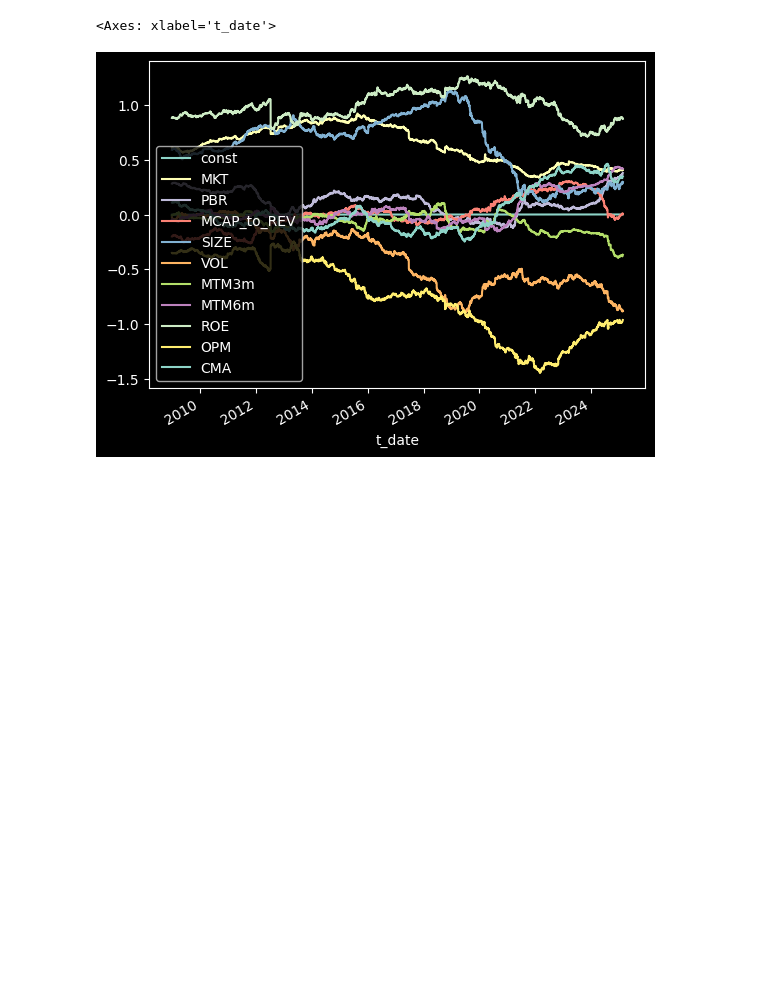
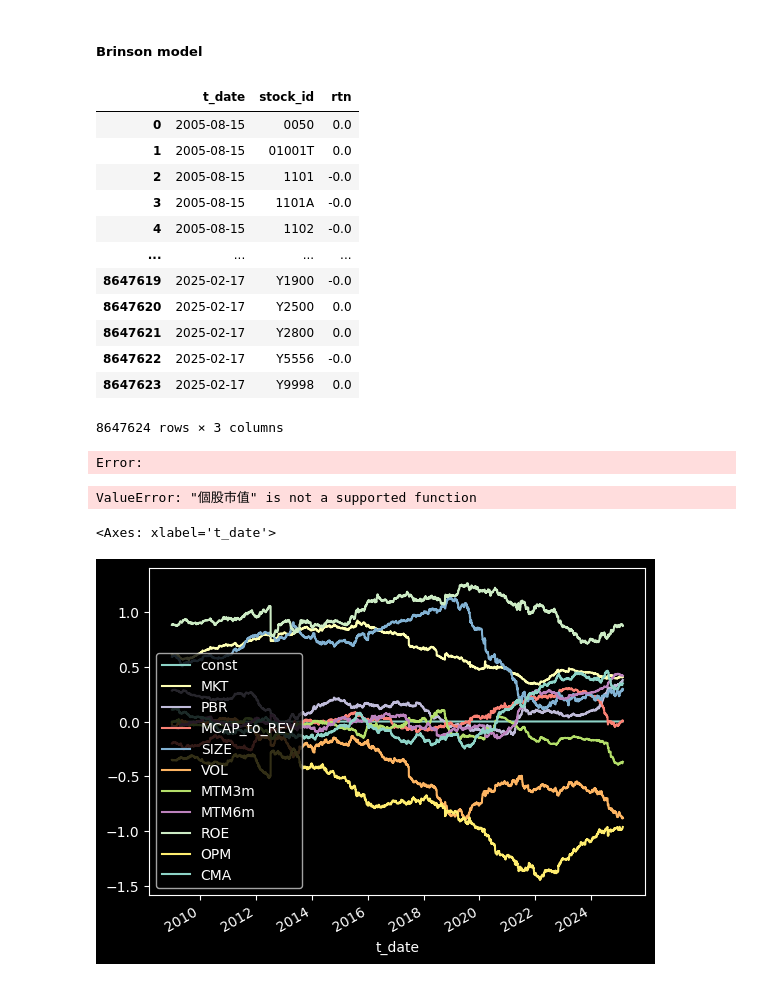
Before and after one commit to DeepLeek-quant/scythe-quant, a Jupyter notebook: examples/examples.ipynb, the cells around one changed output. Saved outputs shown, nothing was run; the diff lists cells and outputs as text; code cells hidden in the pictures; blank space fills up the shorter version.

Commit message:
Return attribution

```diff
--- a/examples/examples.ipynb
+++ b/examples/examples.ipynb
@@ -16,9 +19,9 @@ model = db.read_dataset('factor_model')
 # %%
-roe = bts.get_factor('roe')
-pbr = bts.get_factor('股價淨值比')
-mtm = bts.get_factor('mtm_6m')
-f = bts.get_factor(roe+pbr+mtm)
-strategy = bts.backtesting(f>=0.99, 'QR')
+roe = get_factor('roe')
+pbr = get_factor('股價淨值比')
+mtm = get_factor('mtm_6m')
+f = get_factor(roe+pbr+mtm)
+strategy = backtesting(f>=0.99, 'QR')
 # %% [output]
 [interactive output not drawn]
 [interactive output not drawn]
@@ -25,0 +133,2 @@ strategy = bts.backtesting(f>=0.99, 'QR')
+# %% [markdown]
+##### Brinson model
@@ -25,0 +180,53 @@ strategy = bts.backtesting(f>=0.99, 'QR')
+# %%
+return_df = strategy.return_df
+((portfolio_df != 0).astype(int) * return_df)\
+    .stack().reset_index().rename(columns={'level_1':'stock_id', 0:'rtn'})
+# %% [output]
+|  | t_date | stock_id | rtn |
+| 0 | 2005-08-15 | 0050 | 0.0 |
+| 1 | 2005-08-15 | 01001T | 0.0 |
+| 2 | 2005-08-15 | 1101 | -0.0 |
+| 3 | 2005-08-15 | 1101A | -0.0 |
+| 4 | 2005-08-15 | 1102 | -0.0 |
+| ... | ... | ... | ... |
+| 8647619 | 2025-02-17 | Y1900 | -0.0 |
+| 8647620 | 2025-02-17 | Y2500 | 0.0 |
+| 8647621 | 2025-02-17 | Y2800 | 0.0 |
+| 8647622 | 2025-02-17 | Y5556 | -0.0 |
+| 8647623 | 2025-02-17 | Y9998 | 0.0 |
+8647624 rows × 3 columns
+Error:
+# %%
+# Calculate market cap weighted returns for each sector
+def calculate_sector_returns(sector_weights, return_df):
+    # Merge returns with stock sector info and weights in one step
+    sector_returns = (return_df.stack()
+                     .reset_index()
+                     .rename(columns={0:'rtn'})
+                     .merge(portfolio_sector[['stock_id', 't_date', '主產業別(中)']],
+                           on=['stock_id', 't_date'],
+                           how='left')
+                     .merge(weights,
+                           on=['stock_id', 't_date'],
+                           how='left'))
+
+    # Calculate weighted returns using vectorized operations
+    sector_returns['weighted_returns'] = sector_returns['rtn'] * sector_returns['個股市值(元)']
+
+    # Group and pivot in one step using vectorized aggregation
+    sector_returns = (sector_returns
+                     .groupby(['t_date', '主產業別(中)'])
+                     .agg({'weighted_returns':'sum', '個股市值(元)':'sum'})
+                     .eval('sector_return = weighted_returns / 個股市值(元)')
+                     .reset_index()
+                     .pivot(index='t_date',
+                           columns='主產業別(中)',
+                           values='sector_return'))
+
+    return sector_returns
+
+# Calculate sector returns for benchmark and portfolio
+benchmark_sector_returns = calculate_sector_returns(benchmark_sector_weights, return_df)
+portfolio_sector_returns = calculate_sector_returns(portfolio_sector_weights, return_df)
+# %% [output]
+ValueError: "個股市值" is not a supported function
```
Also changed, not shown: parts of 18 cells of this notebook, 4 other files.
